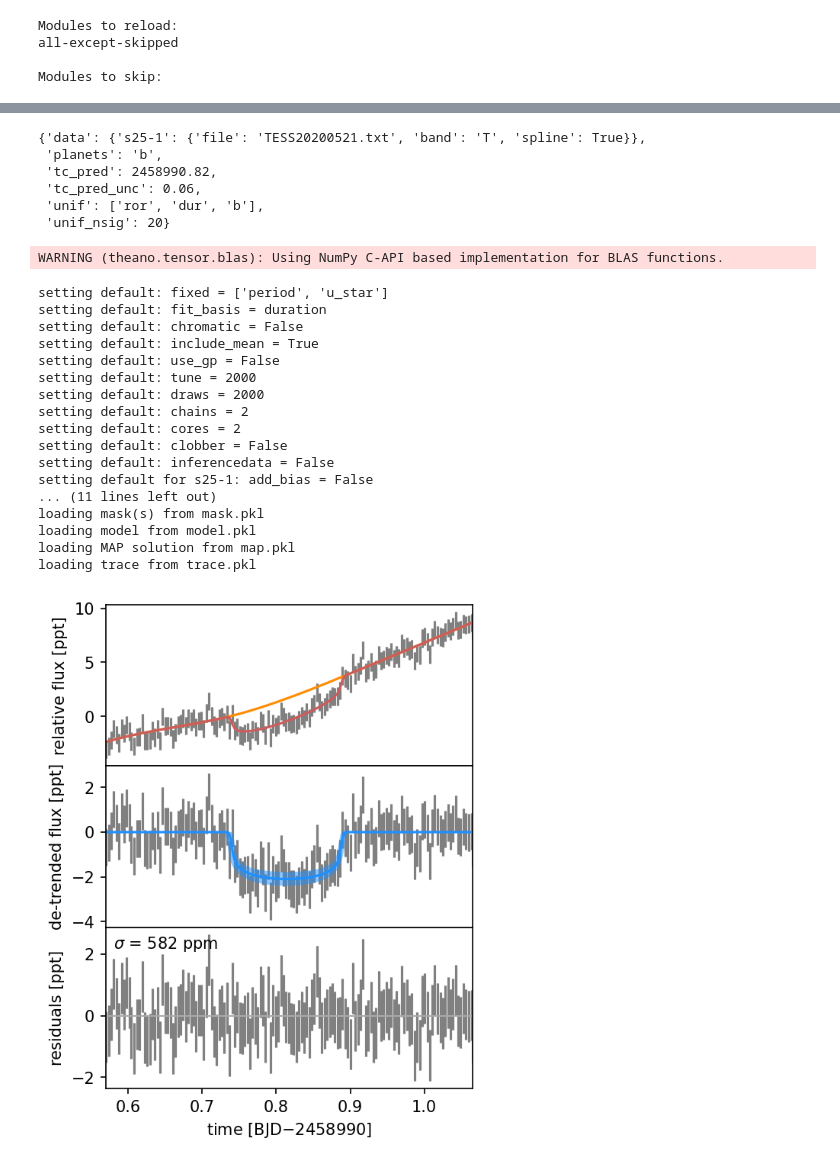
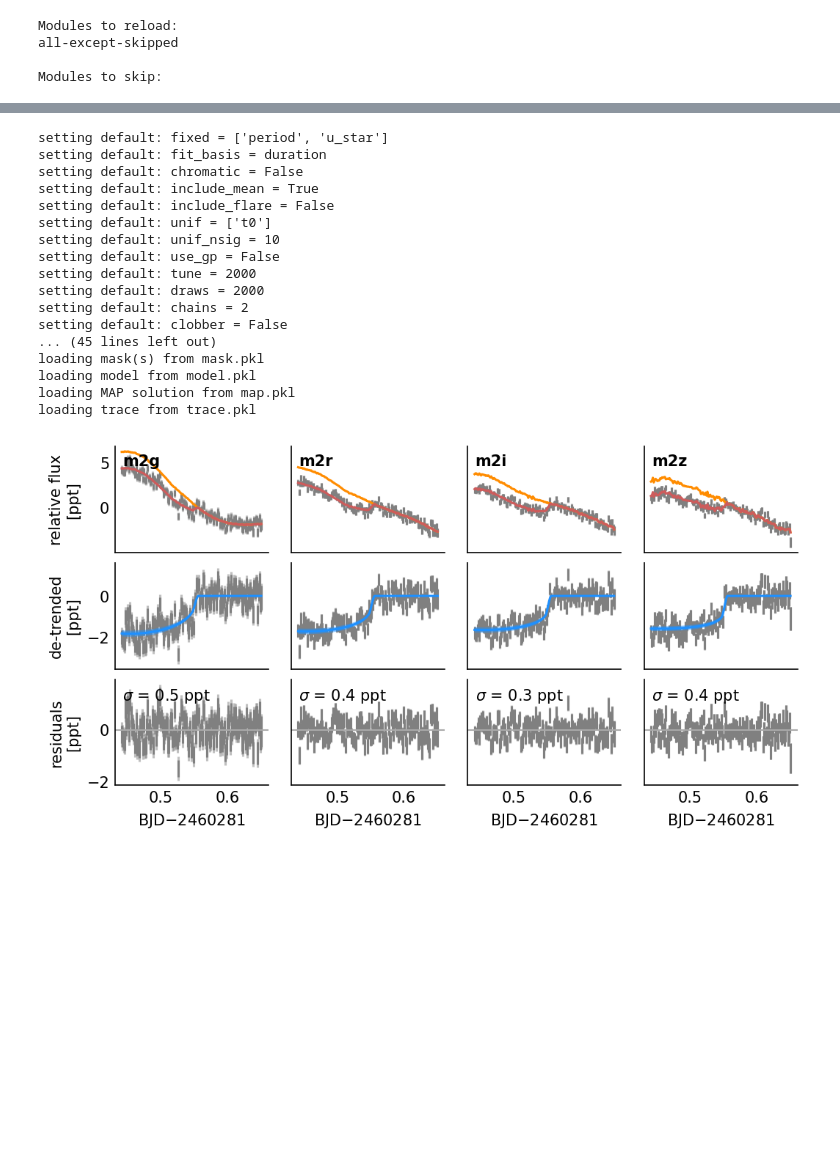
Before and after one commit to john-livingston/timer, a Jupyter notebook: notebooks/plot_basis_vectors.ipynb, the cells around one changed output, grey strips where cells are left out. Drawn from its saved outputs; the diff is of its cells as text; code cells hidden in the pictures; blank space fills up the shorter version.

Commit message:
add systematics plots

```diff
--- a/notebooks/plot_basis_vectors.ipynb
+++ b/notebooks/plot_basis_vectors.ipynb
@@ -16,5 +16,5 @@ import yaml
 import matplotlib.pyplot as plt
 plt.rcParams['figure.dpi'] = 150
 
-proj_root = f'{os.environ["HOME"]}/github/timer'
+proj_root = f'{os.environ["HOME"]}/gitlab/timer'
 sys.path.append(proj_root)
@@ -36,45 +21,36 @@ sys_params
-# %%
-fp = os.path.join(proj_root, 'examples/toi2123/fit.yaml')
-fit_params = yaml.load(open(fp), Loader=yaml.FullLoader)
-fit_params
-# %% [output]
-{'data': {'s25-1': {'file': 'TESS20200521.txt', 'band': 'T', 'spline': True}},
- 'planets': 'b',
- 'tc_pred': 2458990.82,
- 'tc_pred_unc': 0.06,
- 'unif': ['ror', 'dur', 'b'],
- 'unif_nsig': 20}
 # %%
 from timer.fit import TransitFit
 
-wd = os.path.join(proj_root, 'examples/toi2123')
+wd = os.path.join(proj_root, 'examples/v1298tau-m2')
+fp = os.path.join(wd, 'fit.yaml')
+fit_params = yaml.load(open(fp), Loader=yaml.FullLoader)
+fp = os.path.join(wd, 'sys.yaml')
+sys_params = yaml.load(open(fp), Loader=yaml.FullLoader)
 fit = TransitFit(sys_params, fit_params, wd=wd)
 # fit.build_model()
 # fit.sample()
 # %% [output]
-WARNING (theano.tensor.blas): Using NumPy C-API based implementation for BLAS functions.
+setting default: fixed = ['period', 'u_star']
+setting default: fit_basis = duration
+setting default: chromatic = False
+setting default: include_mean = True
+setting default: include_flare = False
+setting default: unif = ['t0']
+setting default: unif_nsig = 10
+setting default: use_gp = False
+setting default: tune = 2000
+setting default: draws = 2000
+setting default: chains = 2
+setting default: clobber = False
+... (45 lines left out)
+loading mask(s) from mask.pkl
+loading model from model.pkl
+loading MAP solution from map.pkl
+loading trace from trace.pkl
-setting default: fixed = ['period', 'u_star']
-setting default: fit_basis = duration
-setting default: chromatic = False
-setting default: include_mean = True
-setting default: use_gp = False
-setting default: tune = 2000
-setting default: draws = 2000
-setting default: chains = 2
-setting default: cores = 2
-setting default: clobber = False
-setting default: inferencedata = False
-setting default for s25-1: add_bias = False
-... (11 lines left out)
-loading mask(s) from mask.pkl
-loading model from model.pkl
-loading MAP solution from map.pkl
-loading trace from trace.pkl
 # %%
-name = list(fit_params['data'].keys())[0]
-fit.plot(name)
+fit.plot_multi()
 # %% [output]
-[figure, old version]
+[figure, new version]
 # %%
 import numpy as np
 
```
Also changed, not shown: parts of 6 cells of this notebook, 15 other files.
